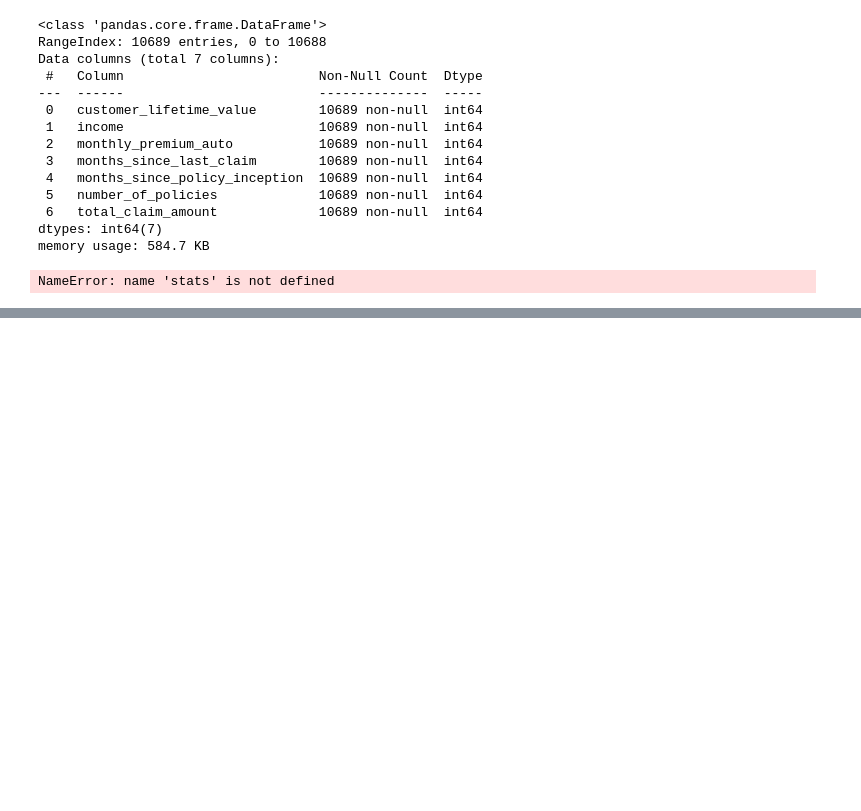
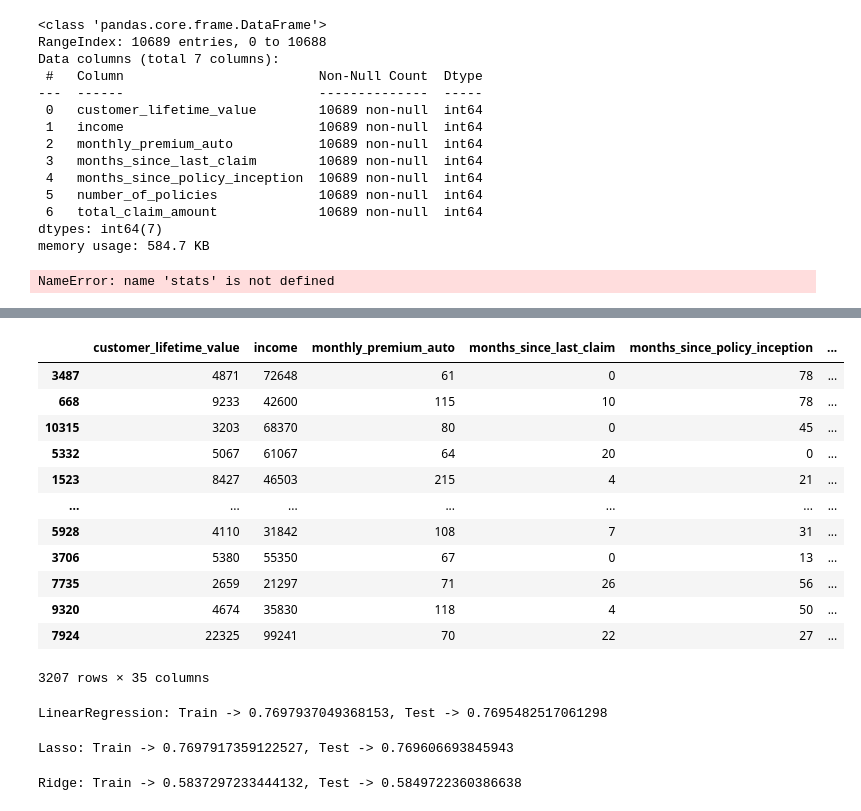
Before and after one commit to ellagoesbeyond/DA_Lab, a Jupyter notebook: week 4/week_four_day_4_LAB_Data_Modeling.ipynb, the cells around one changed output, grey strips where cells are left out. Drawn from its saved outputs; the diff is of its cells as text; code cells hidden in the pictures; blank space fills up the shorter version.

```diff
--- a/week 4/week_four_day_4_LAB_Data_Modeling.ipynb
+++ b/week 4/week_four_day_4_LAB_Data_Modeling.ipynb
@@ -467,0 +511,36 @@ NameError: name 'stats' is not defined
+# %%
+X_test
+# %% [output]
+|  | customer_lifetime_value | income | monthly_premium_auto | months_since_last_claim | months_since_policy_inception | ... |
+| 3487 | 4871 | 72648 | 61 | 0 | 78 | ... |
+| 668 | 9233 | 42600 | 115 | 10 | 78 | ... |
+| 10315 | 3203 | 68370 | 80 | 0 | 45 | ... |
+| 5332 | 5067 | 61067 | 64 | 20 | 0 | ... |
+| 1523 | 8427 | 46503 | 215 | 4 | 21 | ... |
+| ... | ... | ... | ... | ... | ... | ... |
+| 5928 | 4110 | 31842 | 108 | 7 | 31 | ... |
+| 3706 | 5380 | 55350 | 67 | 0 | 13 | ... |
+| 7735 | 2659 | 21297 | 71 | 26 | 56 | ... |
+| 9320 | 4674 | 35830 | 118 | 4 | 50 | ... |
+| 7924 | 22325 | 99241 | 70 | 22 | 27 | ... |
+3207 rows × 35 columns
+# %%
+model=LinearRegression()
+model.fit(x_train_scaled, y_train)
+print(f"{model.__class__.__name__}: Train -> {model.score(x_train_scaled, y_train)}, Test -> {model.score(x_test_scaled, y_test)}")
+# %% [output]
+LinearRegression: Train -> 0.7697937049368153, Test -> 0.7695482517061298
+# %%
+from sklearn.linear_model import Lasso,Ridge,ElasticNet, LinearRegression
+model=Lasso(alpha=0.05)
+
+model.fit(x_train_scaled, y_train)
+print(f"{model.__class__.__name__}: Train -> {model.score(x_train_scaled, y_train)}, Test -> {model.score(x_test_scaled, y_test)}")
+# %% [output]
+Lasso: Train -> 0.7697917359122527, Test -> 0.769606693845943
+# %%
+model=Ridge(alpha=10000)
+model.fit(x_train_scaled, y_train)
+print(f"{model.__class__.__name__}: Train -> {model.score(x_train_scaled, y_train)}, Test -> {model.score(x_test_scaled, y_test)}")
+# %% [output]
+Ridge: Train -> 0.5837297233444132, Test -> 0.5849722360386638
```
Also changed, not shown: parts of 5 cells of this notebook, 1 other file.
